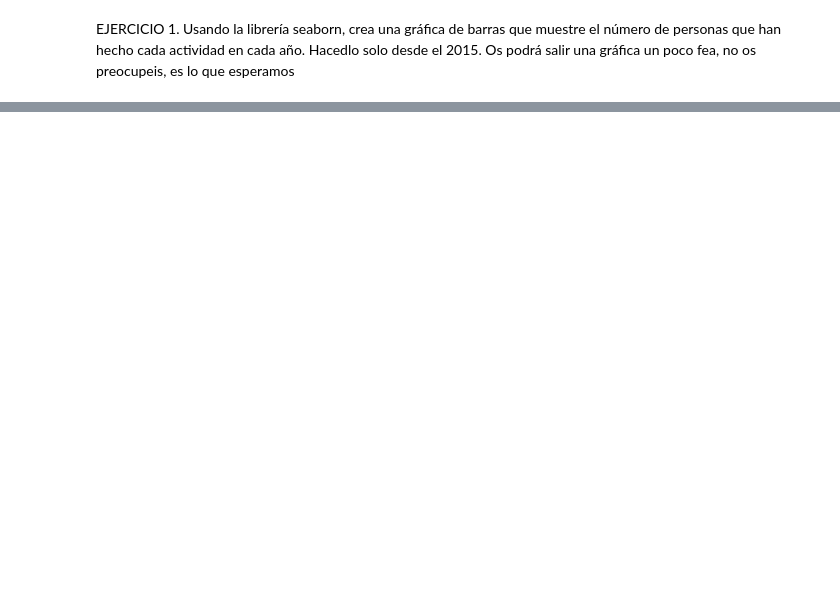
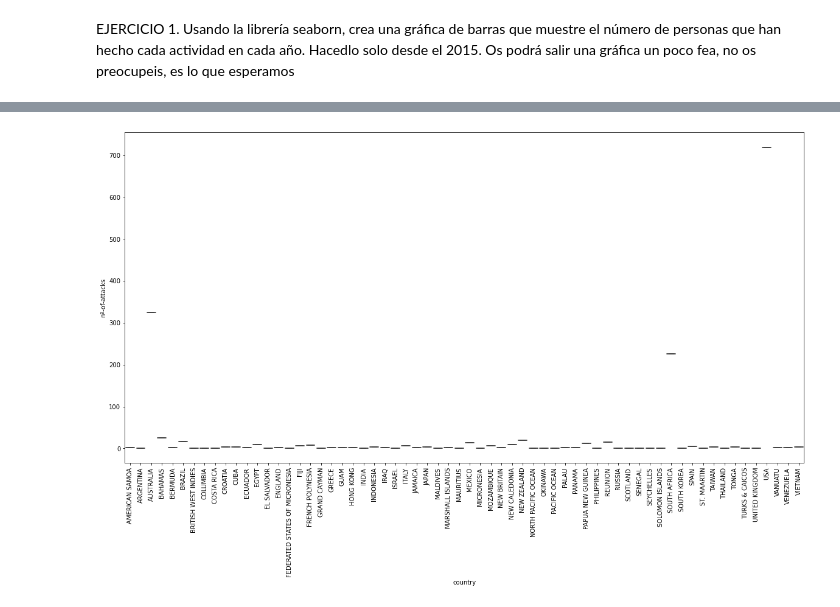
Before and after one commit to Adalab/DA-PROMO-B-MODULO1-SPRINT2-NATALIA-PAULA, a Jupyter notebook: Visualizacion3.ipynb, the cells around one changed output, grey strips where cells are left out. Saved outputs shown, nothing was run; the diff lists cells and outputs as text; code cells hidden in the pictures; blank space fills up the shorter version.

```diff
--- a/Visualizacion3.ipynb
+++ b/Visualizacion3.ipynb
@@ -14,0 +229,7 @@ Usando la librería seaborn, crea una gráfica de barras que muestre el número
+# %%
+ax = plt.subplots(1, figsize=(20, 10))
+sns.boxplot(x = df_pais['country'], y = df_pais['nº-of-attacks'])
+plt.xticks(rotation = 90)
+plt.show()
+# %% [output]
+[figure, added]
```
Also changed, not shown: parts of 22 cells of this notebook, 2 other files.
